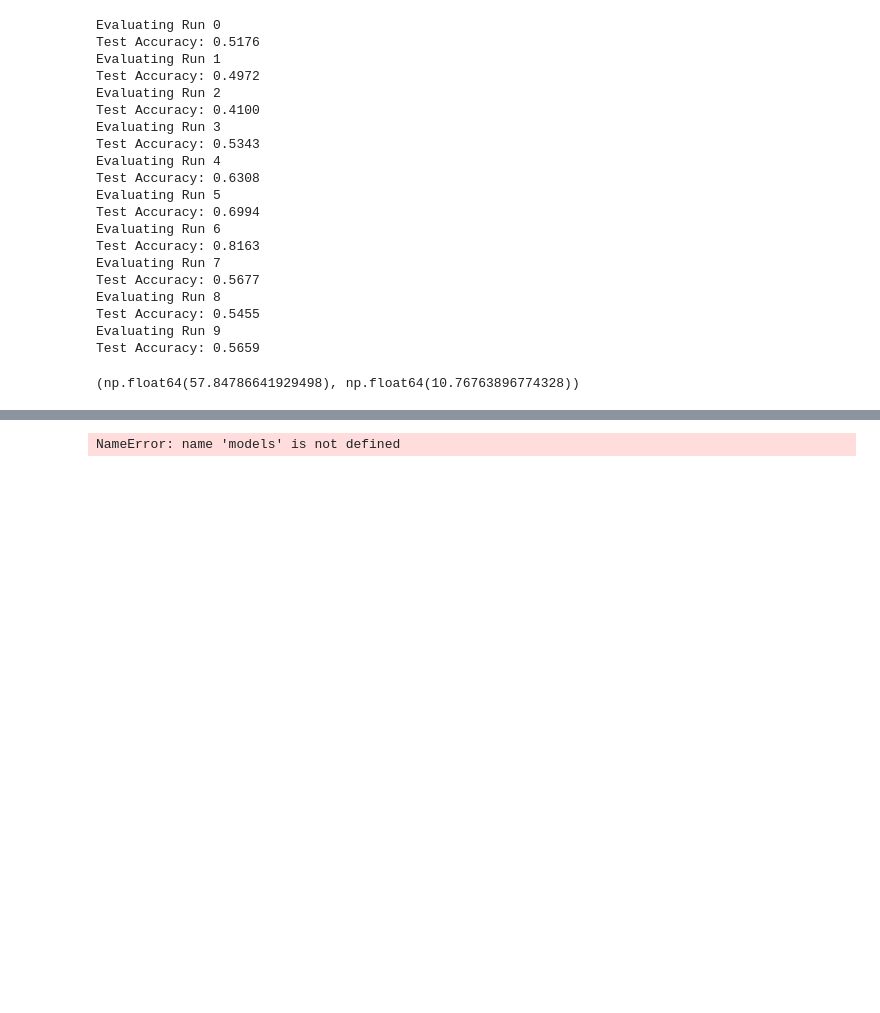
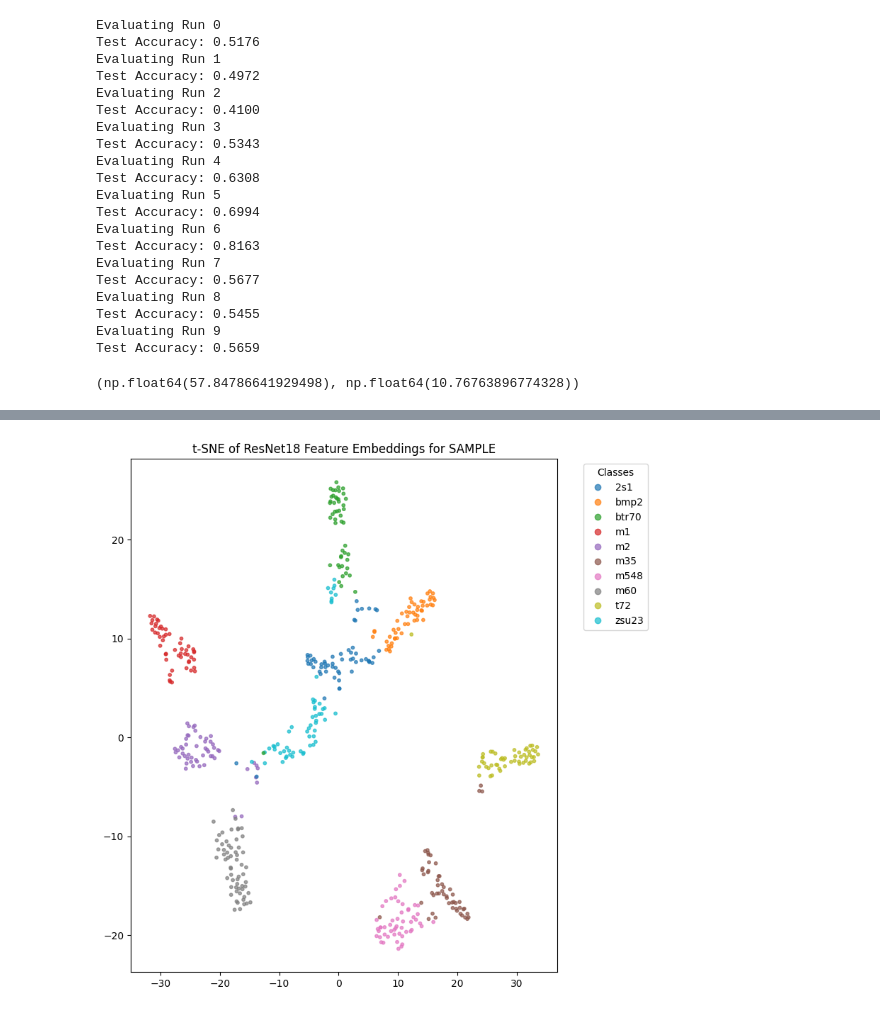
Before and after one commit to alvin-ng44/SAR_ML, a Jupyter notebook: notebooks/SSR/SSR_wo_aug.ipynb, the cells around one changed output, grey strips where cells are left out. Cells and saved outputs as stored; diff of their text form; code cells hidden in the pictures; blank space fills up the shorter version.

```diff
--- a/notebooks/SSR/SSR_wo_aug.ipynb
+++ b/notebooks/SSR/SSR_wo_aug.ipynb
@@ -383,7 +509,7 @@ new_model.fc = nn.Linear(new_model.fc.in_features, len(train_ds.class_to_idx))
 
 # Load your trained weights
 new_model.load_state_dict(torch.load(
-    f"/workspace/alvin/SAR_ML/weights/SSR/wo_aug/rn18_run5_b32.pth",
+    os.path.join(workspace, f"weights/SSR/wo_aug/rn18_run8_b32.pth"),
     map_location=device
 ))
 
@@ -397,7 +523,7 @@ feature_extractor.eval()
 features, labels_list = [], []
 
 with torch.no_grad():
-    for inputs, targets in test_loader:
+    for inputs, targets in dataloaders["test"]:
         inputs = inputs.to(device)
         feats = feature_extractor(inputs)
         feats = feats.view(feats.size(0), -1)
@@ -409,33 +535,36 @@ labels_list = torch.cat(labels_list).numpy()
 
 tsne = TSNE(
     n_components=2,
     perplexity=30,
     learning_rate="auto",
     n_jobs=-1
 )
 
 features_2d = tsne.fit_transform(features)
 
+# Get class names from the dataset
+class_names = [name for name, idx in sorted(train_ds.class_to_idx.items(), key=lambda x: x[1])]
+
 plt.figure(figsize=(8, 8))
 scatter = plt.scatter(
     features_2d[:, 0],
     features_2d[:, 1],
     c=labels_list,
     cmap="tab10",
     s=10,
     alpha=0.7
 )
 
 plt.legend(
     handles=scatter.legend_elements()[0],
-    labels=labels_map.values(),
+    labels=class_names,
     title="Classes",
     bbox_to_anchor=(1.05, 1),
     loc="upper left"
 )
 
-plt.title("t-SNE of ResNet18 Feature Embeddings (FashionMNIST)")
+plt.title("t-SNE of ResNet18 Feature Embeddings for SAMPLE")
 plt.tight_layout()
 plt.show()
 # %% [output]
-NameError: name 'models' is not defined
+[figure, added]
```
Also changed, not shown: parts of 11 cells of this notebook, 2 other files.
